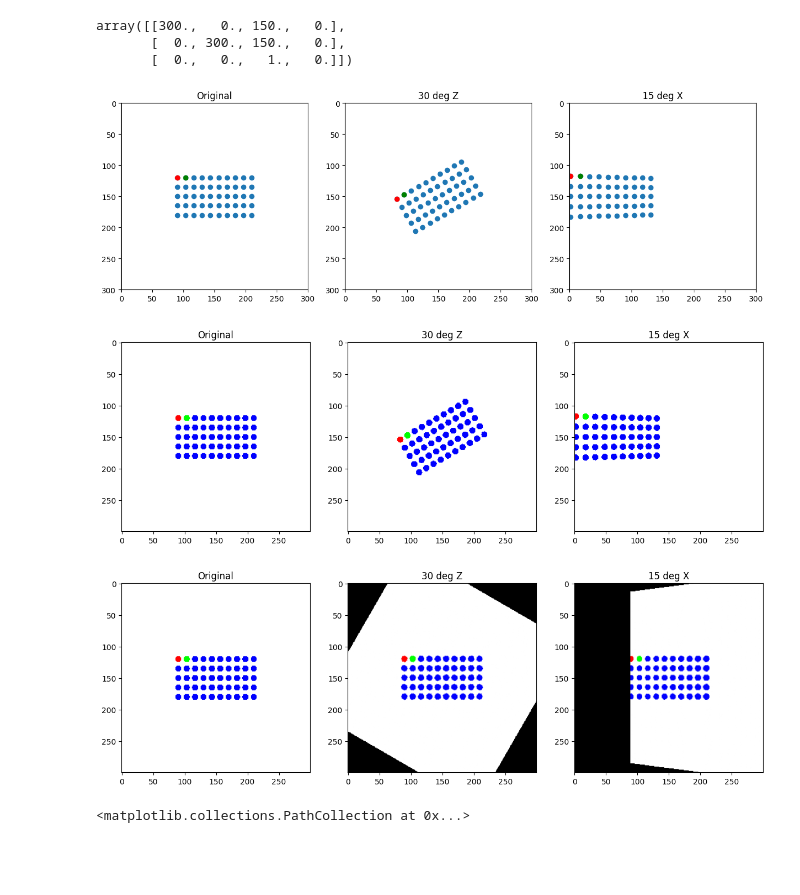
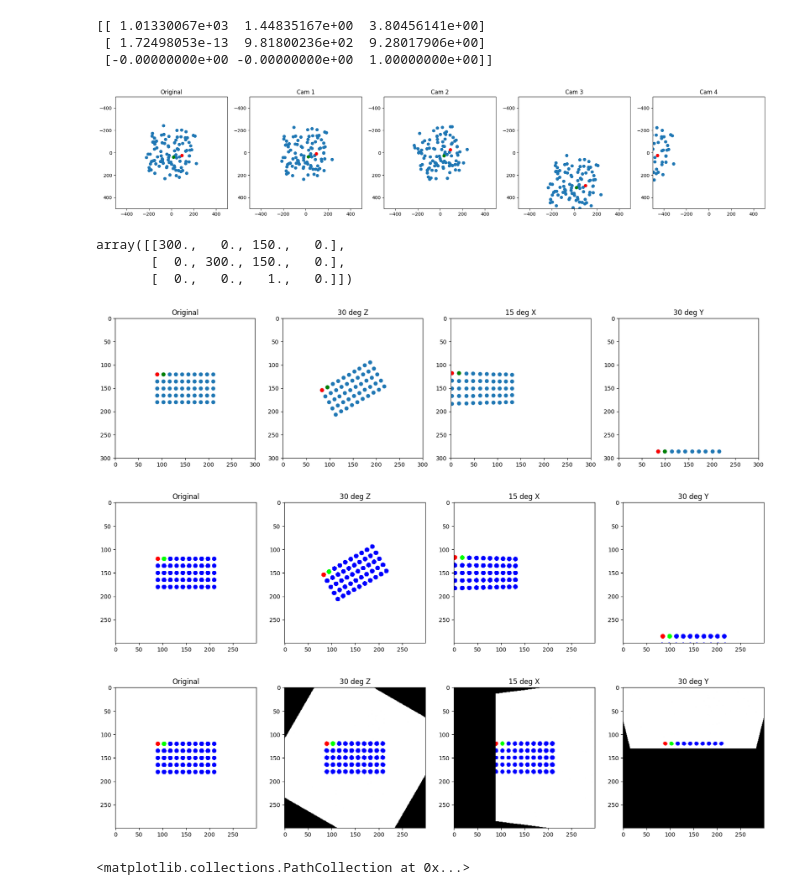
Before and after one commit to michaelzhan1/cs283-project, a Jupyter notebook: main.ipynb, the cells around one changed output. Saved outputs shown, nothing was run; the diff lists cells and outputs as text; code cells hidden in the pictures; blank space fills up the shorter version.

```diff
--- a/main.ipynb
+++ b/main.ipynb
@@ -11,6 +11,44 @@ from utils.homography import get_homography, apply_homography
 from utils.plotting import points_to_image, plot_points_as_image, plot_multiple_images
 from utils.camera import build_camera_matrix, get_rotated_camera
 from utils.calibration import calibrate
+# %%
+# full flow mimicking paper result
+P, K, C = build_camera_matrix(1000, 1000, 0, 0, 0, np.array([0, 0, 0, 1]))
+
+points_3dh = generate_points_random(100)
+points_2dh_orig = points_3dh @ P.T
+points_2d_orig = points_2dh_orig[:, :2] / points_2dh_orig[:, 2].reshape(-1, 1)
+
+cams = [
+    P,
+    get_rotated_camera(K, C, z=np.pi/20),
+    get_rotated_camera(K, C, z=np.pi/6),
+    get_rotated_camera(K, C, y=np.pi/12),
+    get_rotated_camera(K, C, x=np.pi/6)
+]
+
+titles = [
+    'Original',
+    'Cam 1',
+    'Cam 2',
+    'Cam 3',
+    'Cam 4'
+]
+
+points_2dh = [points_3dh @ cam.T for cam in cams]
+points_2d = [pts[:, :2] / pts[:, 2].reshape(-1, 1) for pts in points_2dh]
+
+points_2d_jittered = [jitter_image_points(pts, sigma=0.5) for pts in points_2d]
+# points_2d_jittered = points_2d
+
+print(calibrate(points_2d_orig, *points_2d_jittered))
+
+plot_points_as_image(*points_2d_jittered, titles=titles, w=1000, h=1000)
+# %% [output]
+[[ 1.01330067e+03  1.44835167e+00  3.80456141e+00]
+ [ 1.72498053e-13  9.81800236e+02  9.28017906e+00]
+ [-0.00000000e+00 -0.00000000e+00  1.00000000e+00]]
+[figure, added]
 # %%
 # set up original camera matrix
 f = 300
@@ -26,27 +64,33 @@ array([[300.,   0., 150.,   0.],
 # %%
 P_30z = get_rotated_camera(K, C, z=np.pi/6)
 P_15x = get_rotated_camera(K, C, x=np.pi/12)
+P_30y = get_rotated_camera(K, C, y=np.pi/6)
 # %%
 # when working with creating the image, we need to flip the y axis, and make sure that the axis order is correct (ij does top-down, left-right)
 points_3dh = generate_points(5, 10)
 # points_3dh = generate_points_random(15)
 points_2dh_orig = points_3dh @ P.T
 points_2d_orig = points_2dh_orig[:, :2] / points_2dh_orig[:, 2].reshape(-1, 1)
 
 points_2dh_30z = points_3dh @ P_30z.T
 points_2d_30z = points_2dh_30z[:, :2] / points_2dh_30z[:, 2].reshape(-1, 1)
 
 points_2dh_15x = points_3dh @ P_15x.T
 points_2d_15x = points_2dh_15x[:, :2] / points_2dh_15x[:, 2].reshape(-1, 1)
 
+# an image where not all points are visible
+points_2dh_30y = points_3dh @ P_30y.T
+points_2d_30y = points_2dh_30y[:, :2] / points_2dh_30y[:, 2].reshape(-1, 1)
+
 # apply gaussian noise
 # points_2d_orig = jitter_image_points(points_2d_orig, sigma=1)
 # points_2d_30z = jitter_image_points(points_2d_30z, sigma=1)
 # points_2d_15x = jitter_image_points(points_2d_15x, sigma=1)
+# points_2d_30y = jitter_image_points(points_2d_30y, sigma=1)
 
-plot_points_as_image(points_2d_orig, points_2d_30z, points_2d_15x, titles=['Original', '30 deg Z', '15 deg X'])
+plot_points_as_image(points_2d_orig, points_2d_30z, points_2d_15x, points_2d_30y, titles=['Original', '30 deg Z', '15 deg X', '30 deg Y'])
 # %% [output]
-[figure, old version]
+[figure, new version]
 # %%
 if not os.path.exists('data'):
     os.makedirs('data')
@@ -82,11 +139,11 @@ rectified_image_15x = apply_homography(image_15x, H_15x, (0, 0, 300, 300))
 # %%
-plot_multiple_images(image_orig, image_30z, image_15x, titles=['Original', '30 deg Z', '15 deg X'])
+plot_multiple_images(image_orig, image_30z, image_15x, image_30y, titles=['Original', '30 deg Z', '15 deg X', '30 deg Y'])
 # %% [output]
-[figure, old version]
+[figure, new version]
 # %%
-plot_multiple_images(image_orig, rectified_image_30z, rectified_image_15x, titles=['Original', '30 deg Z', '15 deg X'])
+plot_multiple_images(image_orig, rectified_image_30z, rectified_image_15x, rectified_image_30y, titles=['Original', '30 deg Z', '15 deg X', '30 deg Y'])
 # %% [output]
-[figure, old version]
+[figure, new version]
 # %%
 plt.imshow(image_30z)
 plt.scatter(points_2d_30z[:, 1], points_2d_30z[:, 0], c='r')
```
Also changed, not shown: parts of 1 cell of this notebook, 3 other files.
